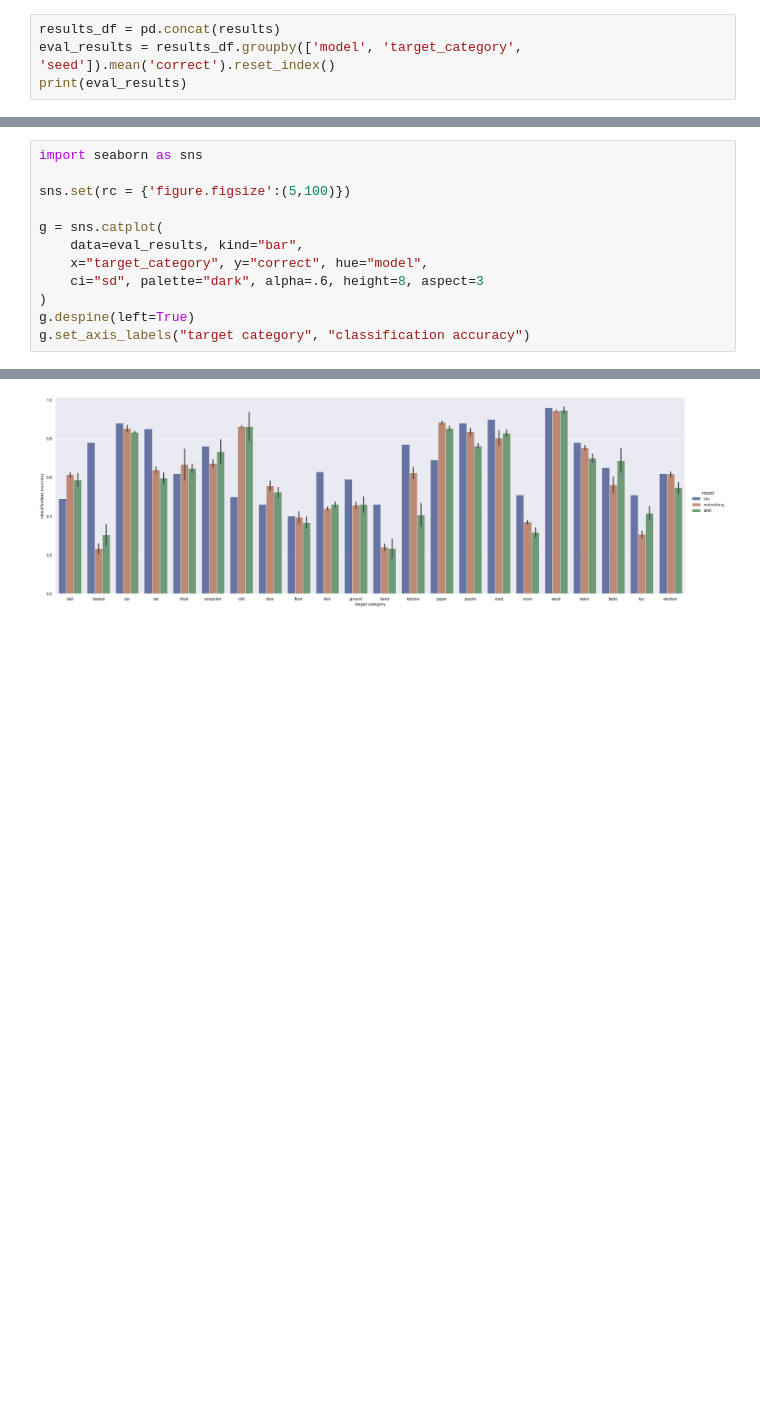
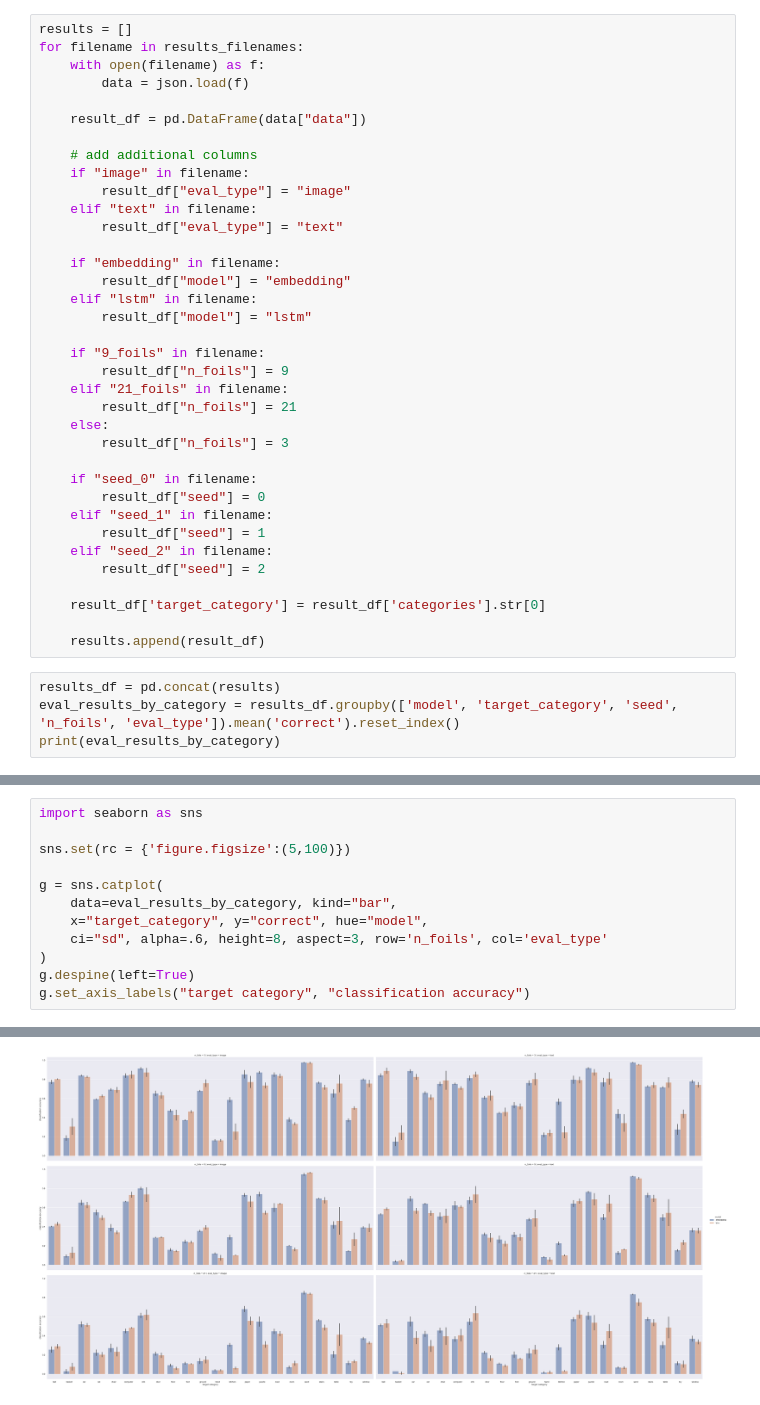
Before and after one commit to wkvong/multimodal-baby, a Jupyter notebook: notebooks/plot_eval_results.ipynb, the cells around one changed output, grey strips where cells are left out. Saved outputs shown, nothing was run; the diff lists cells and outputs as text; blank space fills up the shorter version.

Commit message:
updating eval notebooks

```diff
--- a/notebooks/plot_eval_results.ipynb
+++ b/notebooks/plot_eval_results.ipynb
@@ -45,5 +13,41 @@ results.append(clip_results)
+# %%
+results = []
+for filename in results_filenames:
+    with open(filename) as f:
+        data = json.load(f)
+
+    result_df = pd.DataFrame(data["data"])
+
+    # add additional columns
+    if "image" in filename:
+        result_df["eval_type"] = "image"
+    elif "text" in filename:
+        result_df["eval_type"] = "text"
+
+    if "embedding" in filename:
+        result_df["model"] = "embedding"
+    elif "lstm" in filename:
+        result_df["model"] = "lstm"
+
+    if "9_foils" in filename:
+        result_df["n_foils"] = 9
+    elif "21_foils" in filename:
+        result_df["n_foils"] = 21
+    else:
+        result_df["n_foils"] = 3
+
+    if "seed_0" in filename:
+        result_df["seed"] = 0
+    elif "seed_1" in filename:
+        result_df["seed"] = 1
+    elif "seed_2" in filename:
+        result_df["seed"] = 2
+
+    result_df['target_category'] = result_df['categories'].str[0]
+
+    results.append(result_df)
 # %%
 results_df = pd.concat(results)
-eval_results = results_df.groupby(['model', 'target_category', 'seed']).mean('correct').reset_index()
-print(eval_results)
+eval_results_by_category = results_df.groupby(['model', 'target_category', 'seed', 'n_foils', 'eval_type']).mean('correct').reset_index()
+print(eval_results_by_category)
 # %% [output]
@@ -64,15 +71,15 @@ print(eval_results)
 # %%
 import seaborn as sns
 
 sns.set(rc = {'figure.figsize':(5,100)})
 
 g = sns.catplot(
-    data=eval_results, kind="bar",
+    data=eval_results_by_category, kind="bar",
     x="target_category", y="correct", hue="model",
-    ci="sd", palette="dark", alpha=.6, height=8, aspect=3
+    ci="sd", alpha=.6, height=8, aspect=3, row='n_foils', col='eval_type'
 )
 g.despine(left=True)
 g.set_axis_labels("target category", "classification accuracy")
 # %% [output]
 <seaborn.axisgrid.FacetGrid at 0x...>
-[figure, old version]
+[figure, new version]
```
Also changed, not shown: parts of 7 cells of this notebook, 2 other files.
